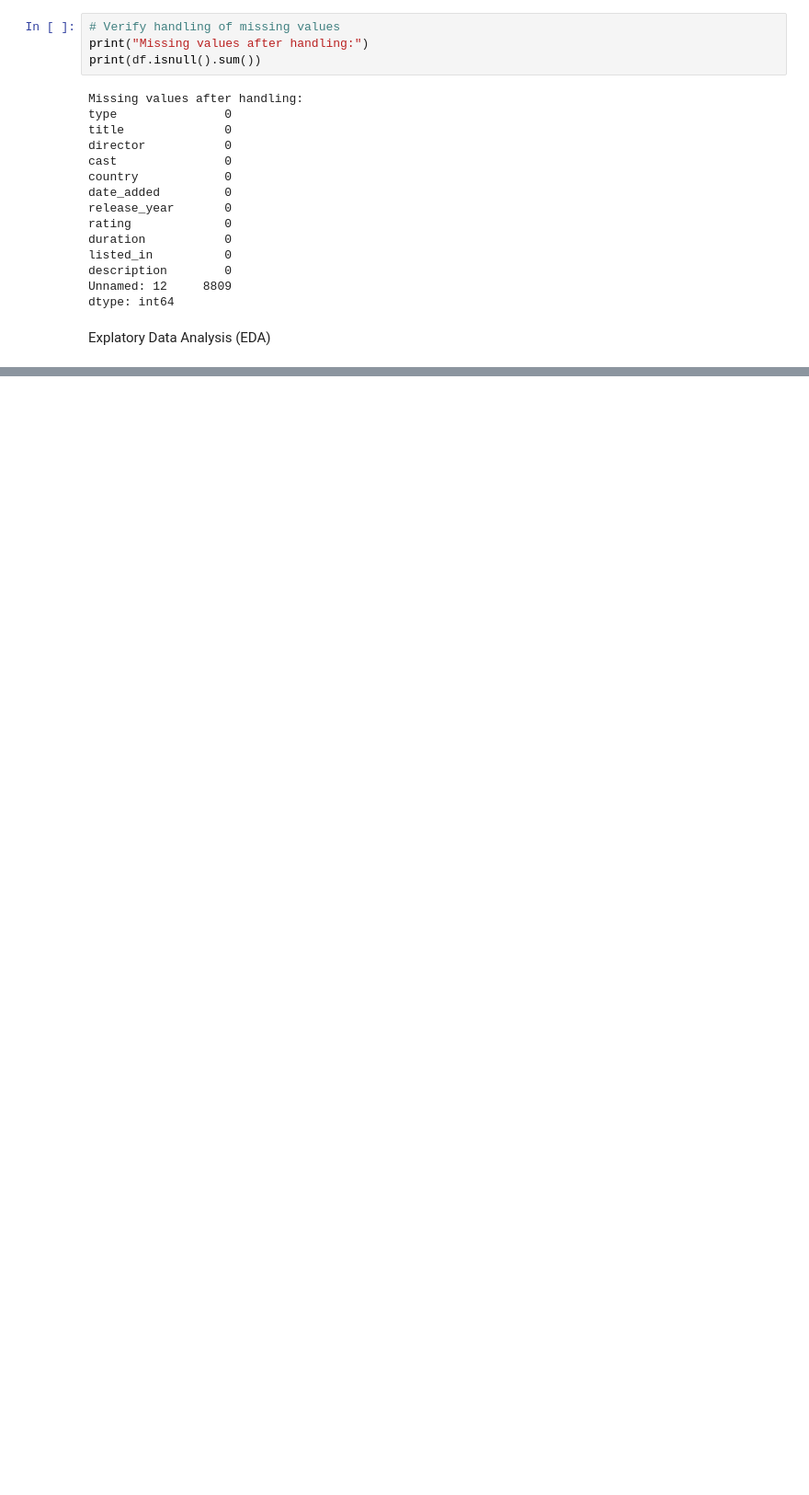
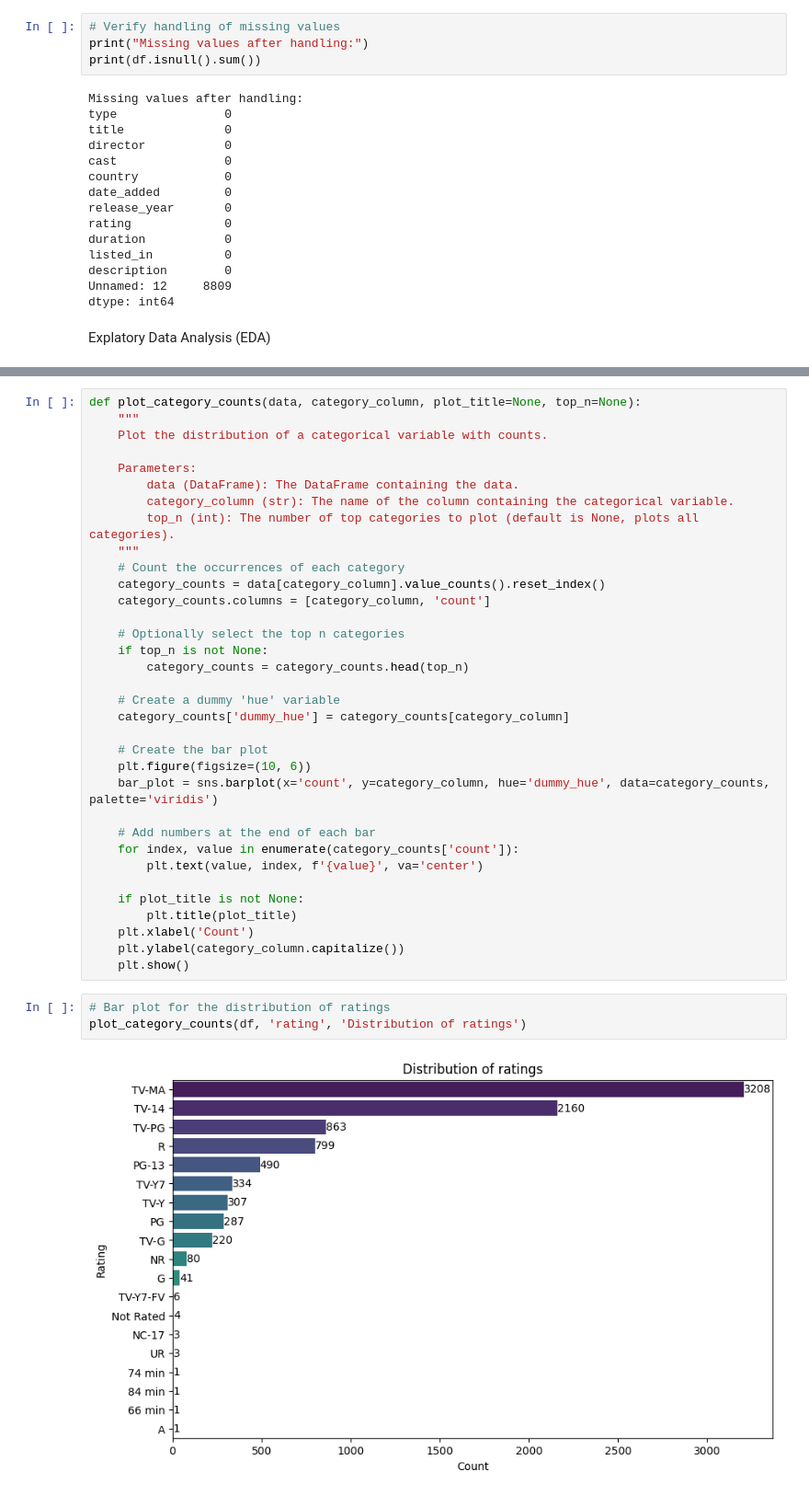
Before and after one commit to DarrenChooo/netflix_data, a Jupyter notebook: netflix.ipynb, the cells around one changed output, grey strips where cells are left out. Shown: that part at 92% size. Drawn from its saved outputs; the diff is of its cells as text; blank space fills up the shorter version.

```diff
--- a/netflix.ipynb
+++ b/netflix.ipynb
@@ -174,0 +150,39 @@ Name: count, dtype: int64
+# %%
+def plot_category_counts(data, category_column, plot_title=None, top_n=None):
+    """
+    Plot the distribution of a categorical variable with counts.
+
+    Parameters:
+        data (DataFrame): The DataFrame containing the data.
+        category_column (str): The name of the column containing the categorical variable.
+        top_n (int): The number of top categories to plot (default is None, plots all categories).
+    """
+    # Count the occurrences of each category
+    category_counts = data[category_column].value_counts().reset_index()
+    category_counts.columns = [category_column, 'count']
+
+    # Optionally select the top n categories
+    if top_n is not None:
+        category_counts = category_counts.head(top_n)
+
+    # Create a dummy 'hue' variable
+    category_counts['dummy_hue'] = category_counts[category_column]
+
+    # Create the bar plot
+    plt.figure(figsize=(10, 6))
+    bar_plot = sns.barplot(x='count', y=category_column, hue='dummy_hue', data=category_counts, palette='viridis')
+
+    # Add numbers at the end of each bar
+    for index, value in enumerate(category_counts['count']):
+        plt.text(value, index, f'{value}', va='center')
+
+    if plot_title is not None:
+        plt.title(plot_title)
+    plt.xlabel('Count')
+    plt.ylabel(category_column.capitalize())
+    plt.show()
+# %%
+# Bar plot for the distribution of ratings
+plot_category_counts(df, 'rating', 'Distribution of ratings')
+# %% [output]
+[figure, added]
```
Also changed, not shown: parts of 5 cells of this notebook.
